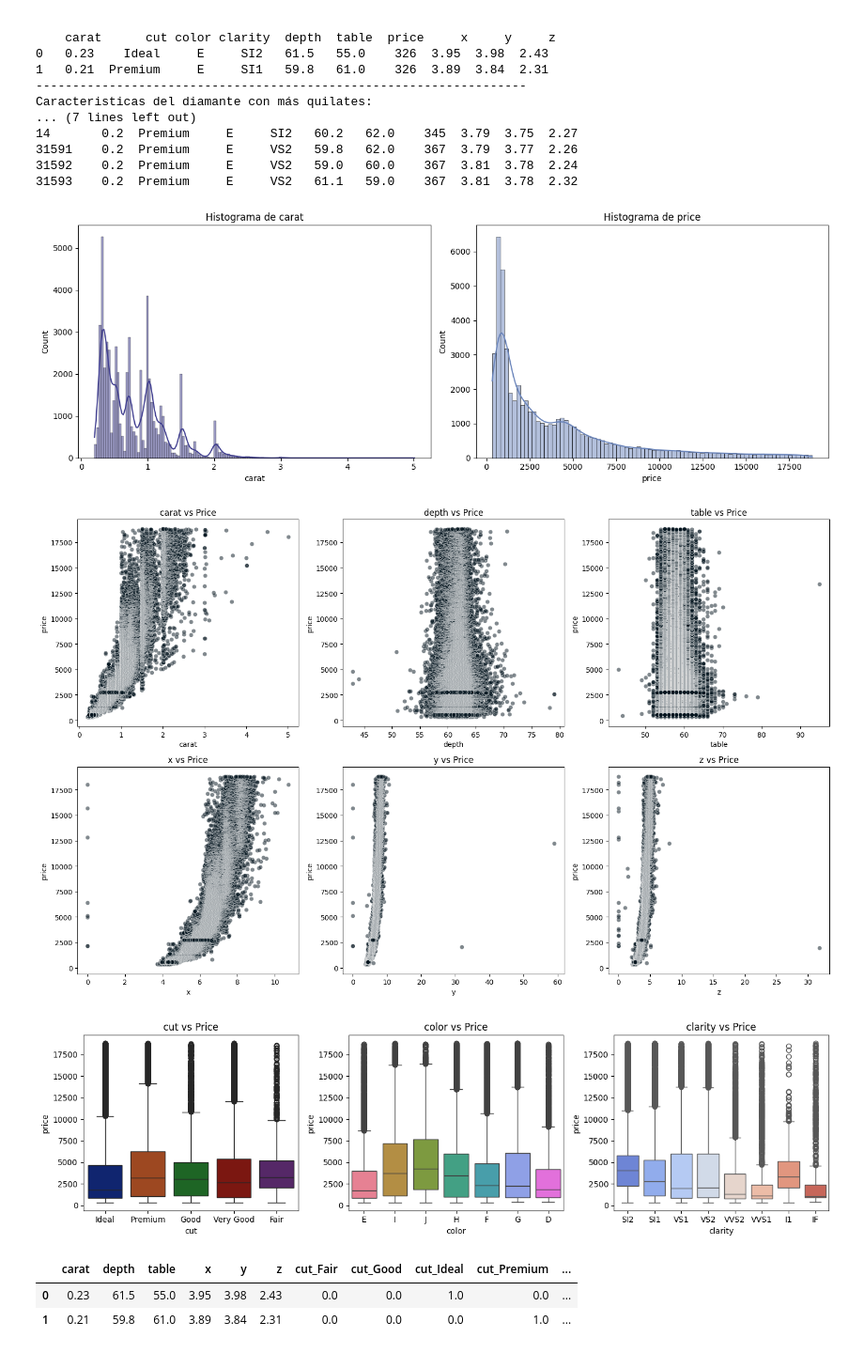
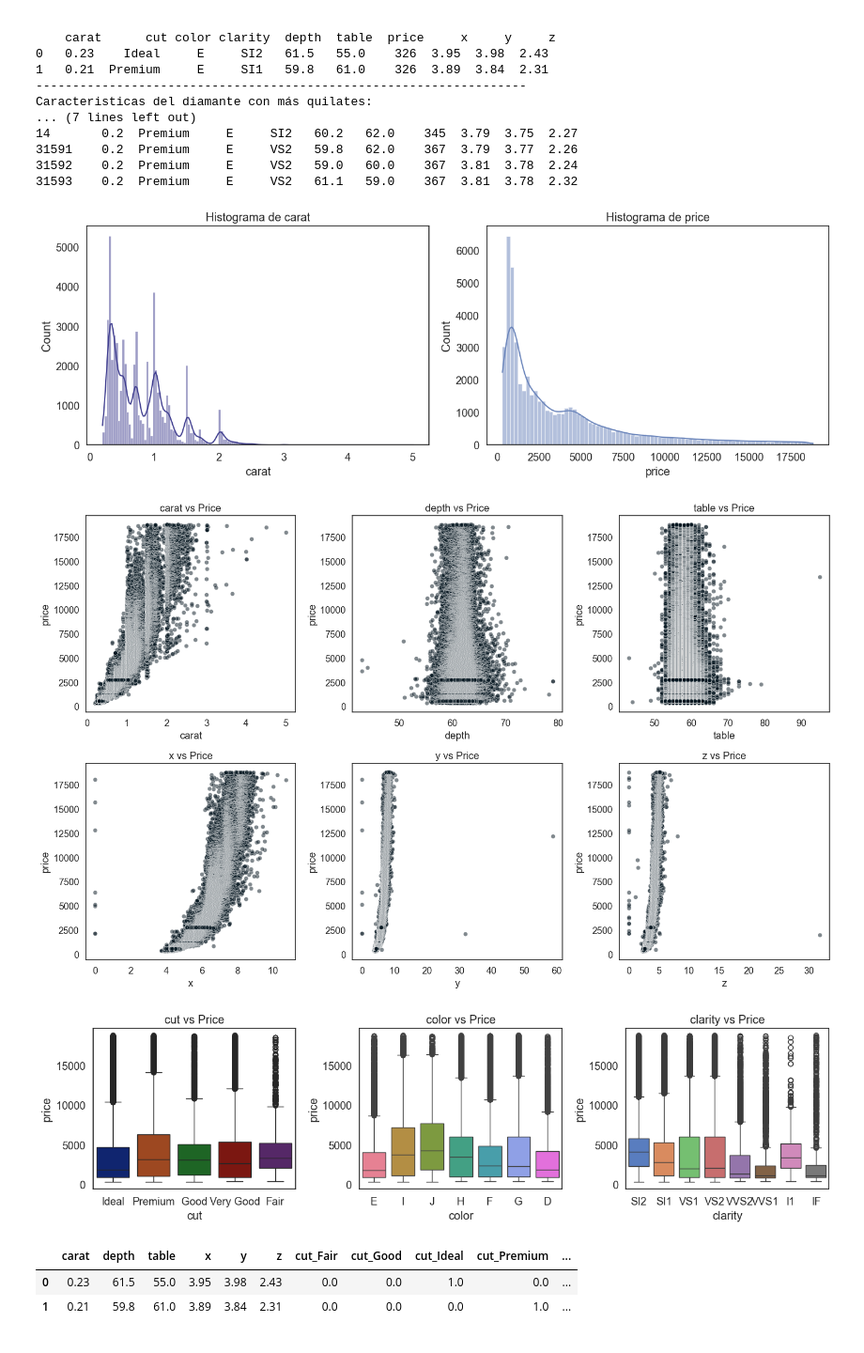
Before and after one commit to JuankTS/Analisis-de-precios-de-diamantes-, a Jupyter notebook: diamantes.ipynb, the cells around one changed output. Shown at 94% size. Cells and saved outputs as stored; diff of their text form; code cells hidden in the pictures.

```diff
--- a/diamantes.ipynb
+++ b/diamantes.ipynb
@@ -100,7 +119,7 @@ Caracteristicas del diamante con más quilates:
 columns= ['carat','price']
 colors = ["#3D3B8E", "#6883BA"]
 fig, axes  = plt.subplots(1, 2, figsize=(14, 5))
-
+sns.set_style("white")
 for ax, column, colors in zip(axes,columns,colors):
     sns.histplot(data= diamonds, x=column, ax= ax, color=colors, kde= True)
     ax.set_title(f'Histograma de {column}')
@@ -109,35 +128,38 @@ for ax, column, colors in zip(axes,columns,colors):
 plt.tight_layout()
 plt.show()
 # %% [output]
-[figure, old version]
+[figure, new version]
 # %%
 columns = diamonds.drop('price', axis=1)
 
 plt.figure(figsize=(16, 10))
-
+sns.set_style("white")
 for i, column in enumerate(columns.select_dtypes([np.number])):
     plt.subplot(2, 3, i+1)
     sns.scatterplot(data=diamonds, x=column, y='price', alpha= 0.5, color= '#04151F')
     plt.title(f'{column} vs Price')
+    plt.grid(False)
     plt.tight_layout()
 
 plt.show()
 # %% [output]
-[figure, old version]
+[figure, new version]
 # %%
 columns= diamonds.select_dtypes(['object'])
 paletas = ['dark', 'husl', 'muted']
+sns.set_style("white")
 plt.figure(figsize=(14,4))
 
 for i, (column, paleta) in enumerate(zip(columns,paletas)):
     plt.subplot(1,3,i+1)
     sns.boxplot(data=diamonds, x=column, y= 'price', hue=column, palette=paleta)
     plt.title(f'{column} vs Price')
+    plt.grid(False)
     plt.tight_layout()
 
 plt.show()
 # %% [output]
-[figure, old version]
+[figure, new version]
 # %%
 from sklearn.preprocessing import OneHotEncoder
 encoder= OneHotEncoder()
```
Also changed, not shown: parts of 14 cells of this notebook.
